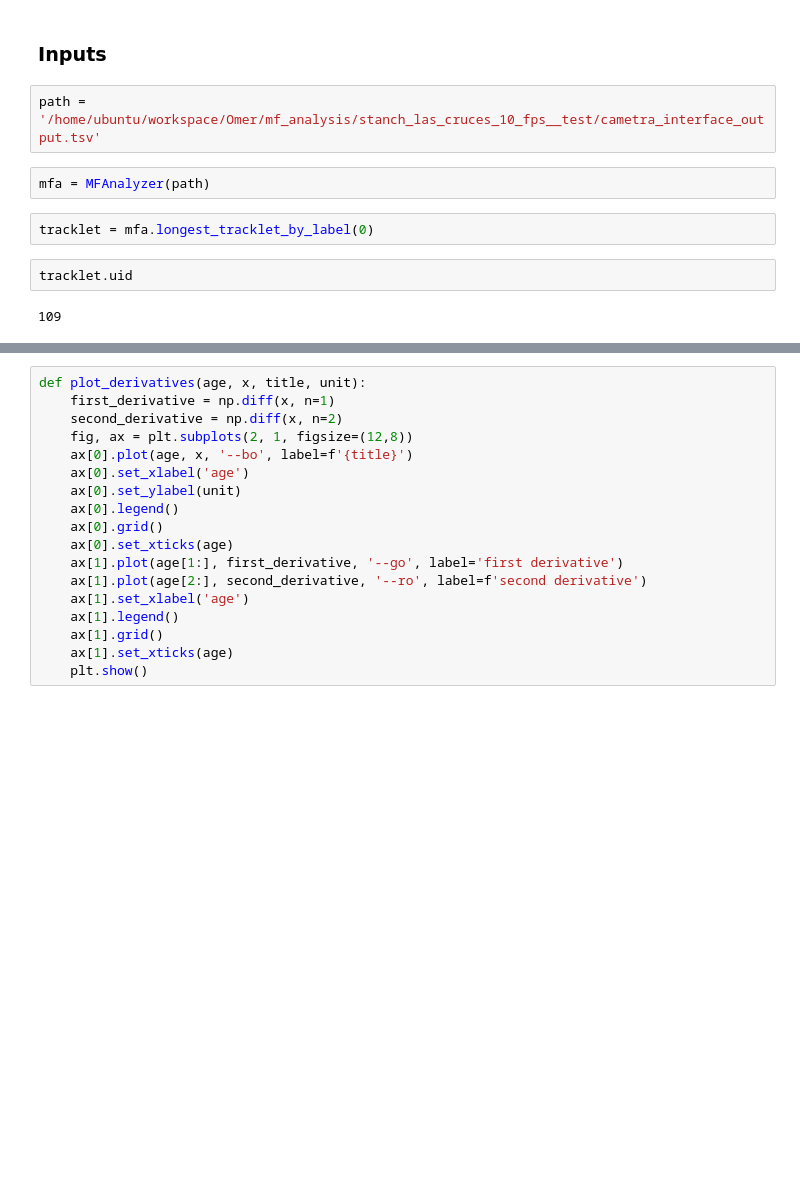
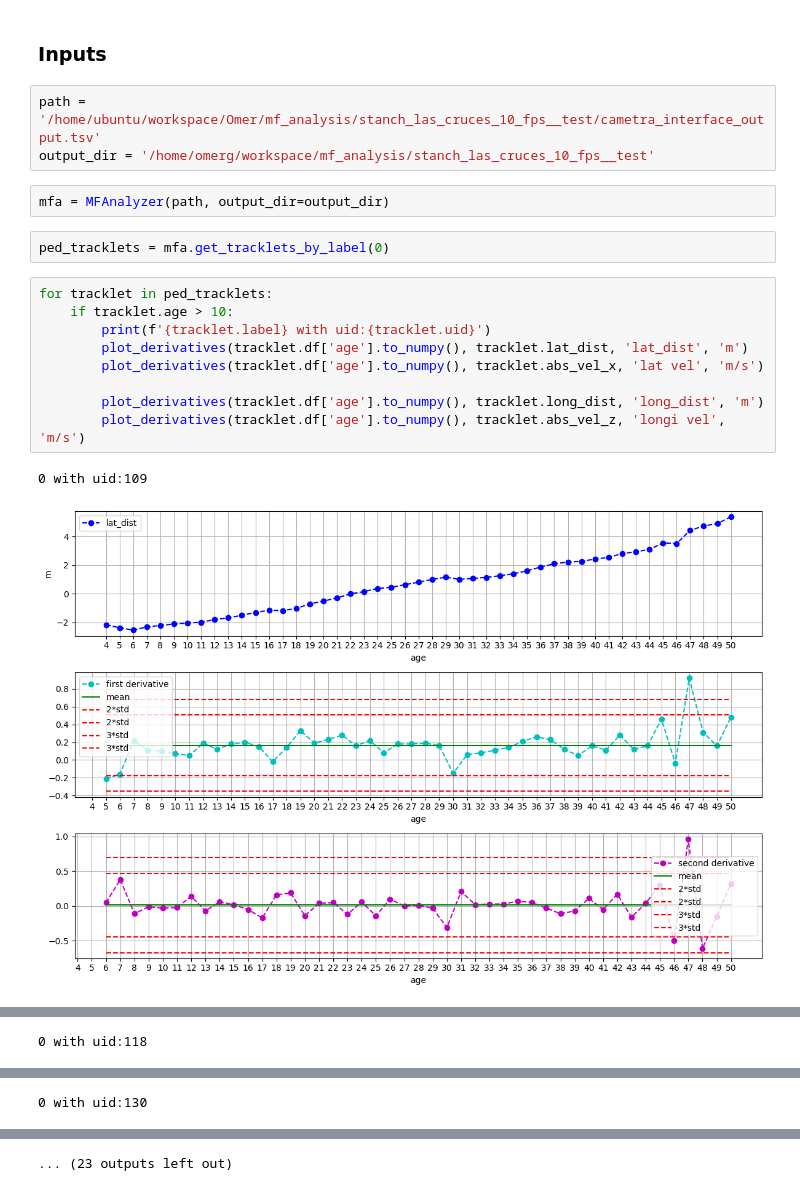
Before and after one commit to OmergottliebAB/mf_analysis, a Jupyter notebook: notebooks/derivatives.ipynb, the cells around one changed output, grey strips where cells are left out. Saved outputs shown, nothing was run; the diff lists cells and outputs as text; blank space fills up the shorter version.

Commit message:
derivatives notebook

```diff
--- a/notebooks/derivatives.ipynb
+++ b/notebooks/derivatives.ipynb
@@ -14,11 +55,20 @@ from mf_analyzer import MFAnalyzer
 ### Inputs
 # %%
 path = '/home/ubuntu/workspace/Omer/mf_analysis/stanch_las_cruces_10_fps__test/cametra_interface_output.tsv'
+output_dir = '/home/omerg/workspace/mf_analysis/stanch_las_cruces_10_fps__test'
 # %%
-mfa = MFAnalyzer(path)
+mfa = MFAnalyzer(path, output_dir=output_dir)
 # %%
-tracklet = mfa.longest_tracklet_by_label(0)
+ped_tracklets = mfa.get_tracklets_by_label(0)
 # %%
-tracklet.uid
+for tracklet in ped_tracklets:
+    if tracklet.age > 10:
+        print(f'{tracklet.label} with uid:{tracklet.uid}')
+        plot_derivatives(tracklet.df['age'].to_numpy(), tracklet.lat_dist, 'lat_dist', 'm')
+        plot_derivatives(tracklet.df['age'].to_numpy(), tracklet.abs_vel_x, 'lat vel', 'm/s')
+
+        plot_derivatives(tracklet.df['age'].to_numpy(), tracklet.long_dist, 'long_dist', 'm')
+        plot_derivatives(tracklet.df['age'].to_numpy(), tracklet.abs_vel_z, 'longi vel', 'm/s')
 # %% [output]
-109
+0 with uid:109
+[figure, added]
@@ -24,0 +78 @@ tracklet.uid
+0 with uid:118
@@ -24,0 +83 @@ tracklet.uid
+0 with uid:130
@@ -25,18 +85 @@ tracklet.uid
+... (23 outputs left out)
-# %%
-def plot_derivatives(age, x, title, unit):
-    first_derivative = np.diff(x, n=1)
-    second_derivative = np.diff(x, n=2)
-    fig, ax = plt.subplots(2, 1, figsize=(12,8))
-    ax[0].plot(age, x, '--bo', label=f'{title}')
-    ax[0].set_xlabel('age')
-    ax[0].set_ylabel(unit)
-    ax[0].legend()
-    ax[0].grid()
-    ax[0].set_xticks(age)
-    ax[1].plot(age[1:], first_derivative, '--go', label='first derivative')
-    ax[1].plot(age[2:], second_derivative, '--ro', label=f'second derivative')
-    ax[1].set_xlabel('age')
-    ax[1].legend()
-    ax[1].grid()
-    ax[1].set_xticks(age)
-    plt.show()
```
Also changed, not shown: parts of 7 cells of this notebook.
